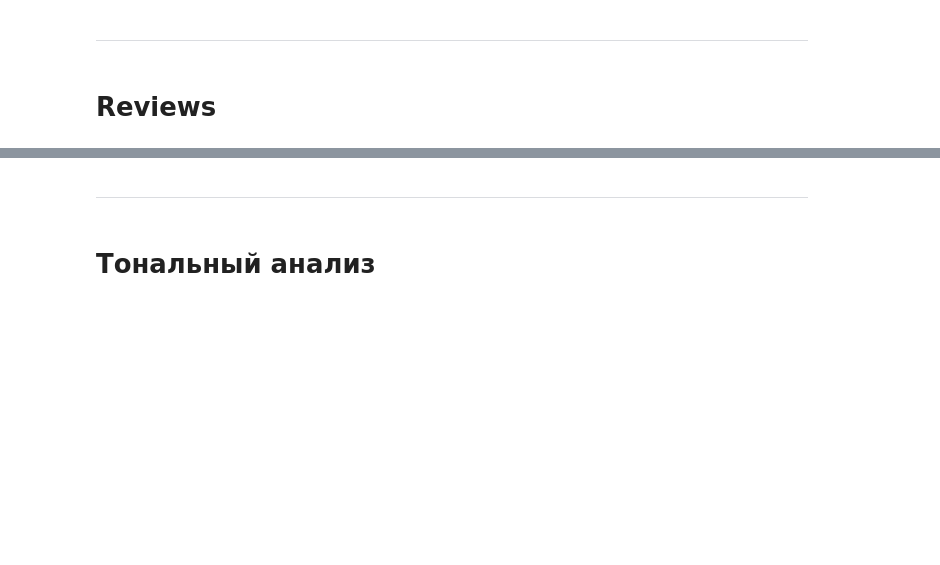
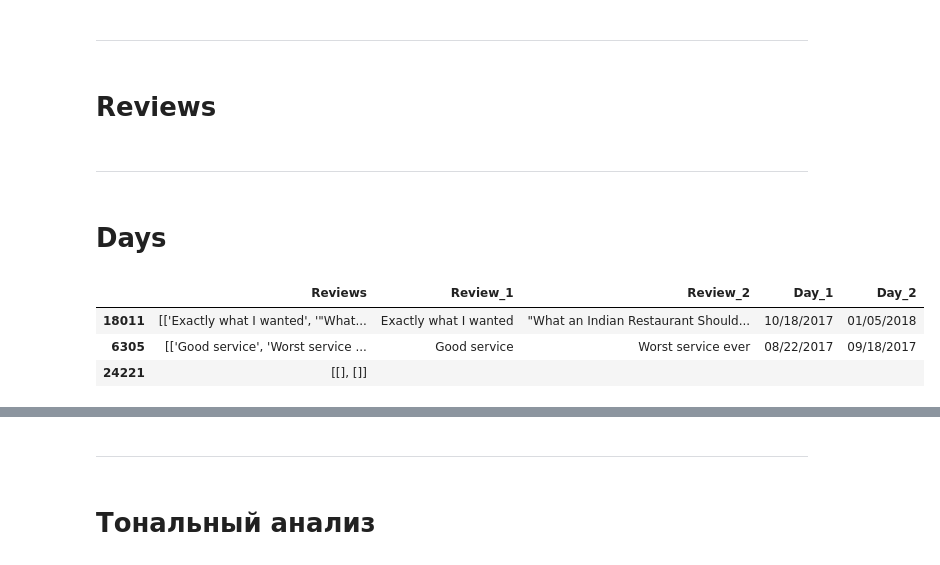
Before and after one commit to IvanAleshin/Skillfactory_projects, a Jupyter notebook: module_3/Main_work.ipynb, the cells around one changed output, grey strips where cells are left out. Drawn from its saved outputs; the diff is of its cells as text; code cells hidden in the pictures; blank space fills up the shorter version.

```diff
--- a/module_3/Main_work.ipynb
+++ b/module_3/Main_work.ipynb
@@ -36,0 +62,2 @@ df['Population'] = df['City'].apply(lambda x: population_in_the_сity[x])  # С
+# %%
+df['Population density'] = df['City'].apply(lambda x: population_density[x])  # Создание столбца с плотностью населения в городе
@@ -146,3 +145,12 @@ df['Review_1'] = df['Review_1'].apply(lambda x: x.replace('[','').replace("'", '
 # %%
 df['Review_2'] = df['Two_reviews'].apply(lambda x: x[-1])
 df['Review_2'] = df['Review_2'].apply(lambda x: x.replace('[','').replace("'", ''))
+
+# Удалим повторы, если отзыв был один и он продублировался в столбец Review_2
+for i in range(len(df)):
+    if df['Review_1'][i] == df['Review_2'][i]:
+        df['Review_2'][i] = ''
+# %% [markdown]
+-----------
+# %% [markdown]
+# Days
@@ -148,0 +169,7 @@ df['Review_2'] = df['Review_2'].apply(lambda x: x.replace('[','').replace("'", '
+# %%
+df[['Reviews', 'Review_1', 'Review_2', 'Day_1', 'Day_2']].sample(3)
+# %% [output]
+|  | Reviews | Review_1 | Review_2 | Day_1 | Day_2 |
+| 18011 | [['Exactly what I wanted', '"What... | Exactly what I wanted | "What an Indian Restaurant Should... | 10/18/2017 | 01/05/2018 |
+| 6305 | [['Good service', 'Worst service ... | Good service | Worst service ever | 08/22/2017 | 09/18/2017 |
+| 24221 | [[], []] |  |  |  |  |
```
Also changed, not shown: parts of 24 cells of this notebook.
